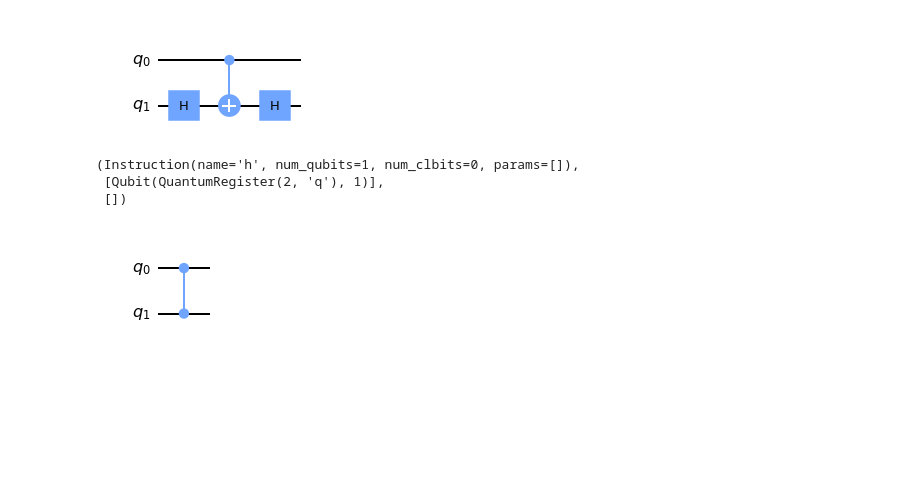
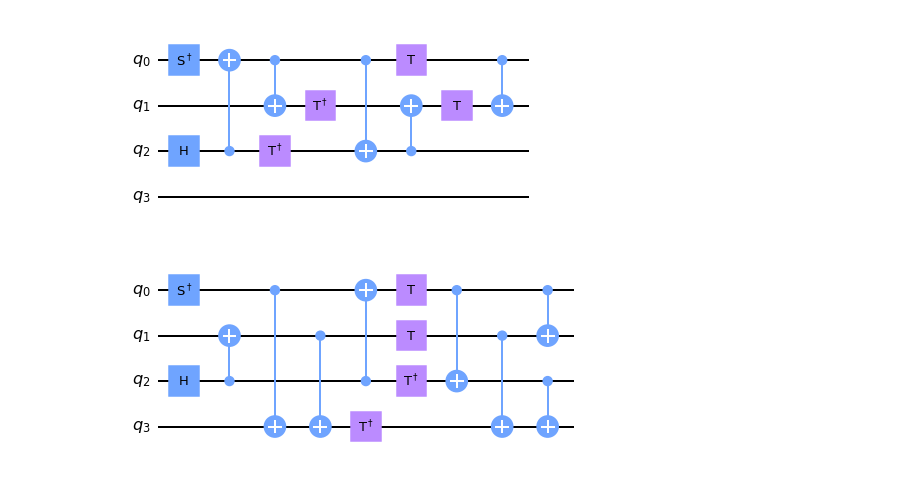
Before and after one commit to Acdimy/CVBE, a Jupyter notebook: dev_n_qubit_restructure.ipynb, the cells around one changed output. Saved outputs shown, nothing was run; the diff lists cells and outputs as text; code cells hidden in the pictures; blank space fills up the shorter version.

```diff
--- a/dev_n_qubit_restructure.ipynb
+++ b/dev_n_qubit_restructure.ipynb
@@ -5,21 +5,15 @@ from qiskit.quantum_info.operators import Operator
 from z3 import *
 import time
 # %%
-circ0 = QuantumCircuit().from_qasm_file('benchmark/test_cz.qasm')
+circ0 = QuantumCircuit().from_qasm_file('benchmark/test_comp.qasm')
 circ0.draw('mpl')
 # %% [output]
-[figure, old version]
+[figure, new version]
-# %%
-circ0.data[0]
-# %% [output]
-(Instruction(name='h', num_qubits=1, num_clbits=0, params=[]),
- [Qubit(QuantumRegister(2, 'q'), 1)],
- [])
 # %%
-circ1 = QuantumCircuit().from_qasm_file('benchmark/test_cz_1.qasm')
+circ1 = QuantumCircuit().from_qasm_file('benchmark/test_comp_1.qasm')
 circ1.draw('mpl')
 # %% [output]
-[figure, old version]
+[figure, new version]
 # %%
 # circ2 = QuantumCircuit().from_qasm_file('test2.qasm')
 # circ2.draw('mpl')
```
Also changed, not shown: parts of 7 cells of this notebook, 2 other files.
